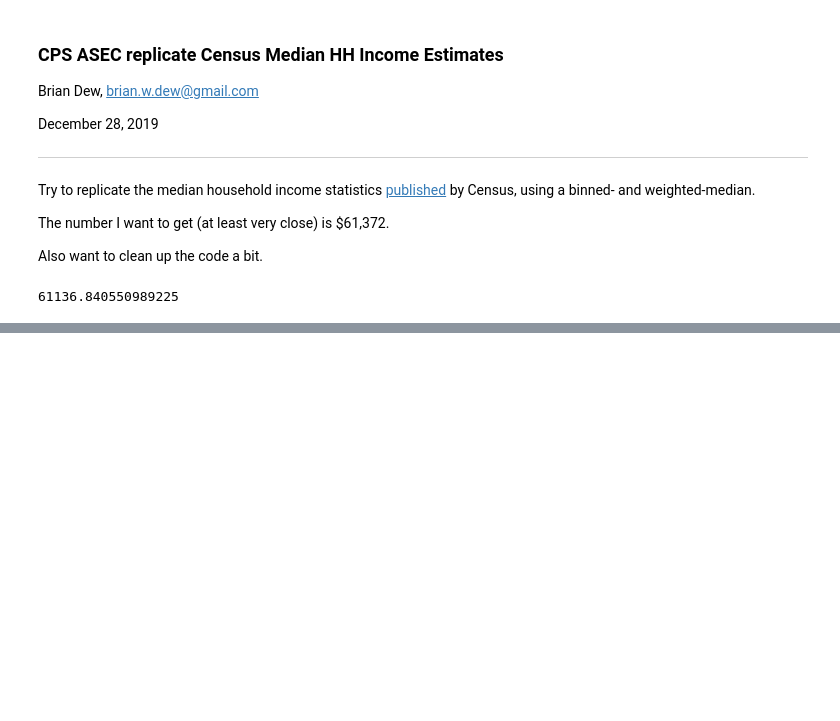
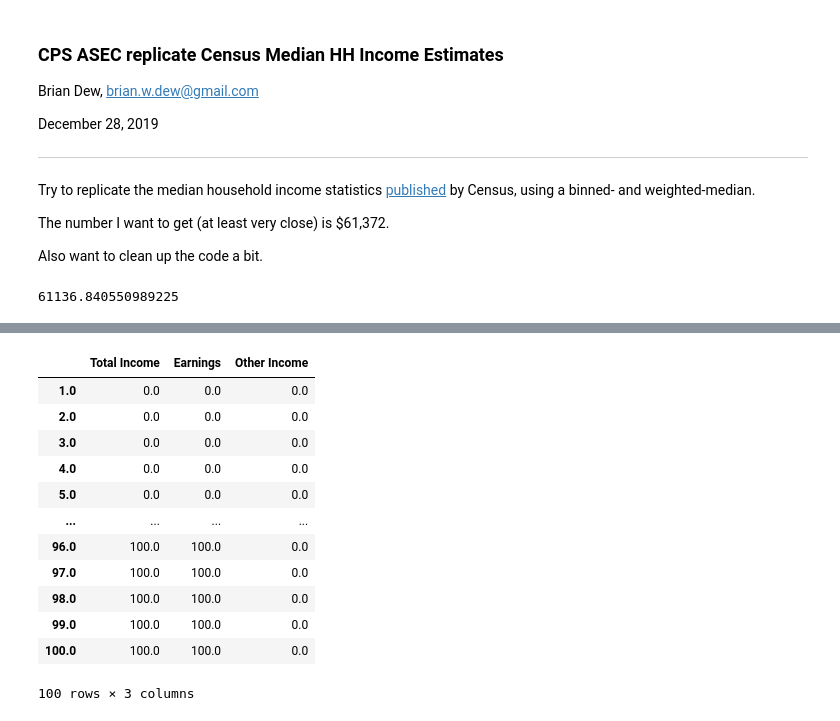
Before and after one commit to bdecon/econ_data, a Jupyter notebook: micro/CPS-ASEC_median_income.ipynb, the cells around one changed output, grey strips where cells are left out. Saved outputs shown, nothing was run; the diff lists cells and outputs as text; code cells hidden in the pictures; blank space fills up the shorter version.

```diff
--- a/micro/CPS-ASEC_median_income.ipynb
+++ b/micro/CPS-ASEC_median_income.ipynb
@@ -74,0 +139,16 @@ binned_weighted_percentile(df)
+# %%
+df
+# %% [output]
+|  | Total Income | Earnings | Other Income |
+| 1.0 | 0.0 | 0.0 | 0.0 |
+| 2.0 | 0.0 | 0.0 | 0.0 |
+| 3.0 | 0.0 | 0.0 | 0.0 |
+| 4.0 | 0.0 | 0.0 | 0.0 |
+| 5.0 | 0.0 | 0.0 | 0.0 |
+| ... | ... | ... | ... |
+| 96.0 | 100.0 | 100.0 | 0.0 |
+| 97.0 | 100.0 | 100.0 | 0.0 |
+| 98.0 | 100.0 | 100.0 | 0.0 |
+| 99.0 | 100.0 | 100.0 | 0.0 |
+| 100.0 | 100.0 | 100.0 | 0.0 |
+100 rows × 3 columns
```
Also changed, not shown: parts of 12 cells of this notebook, 3 other files.
